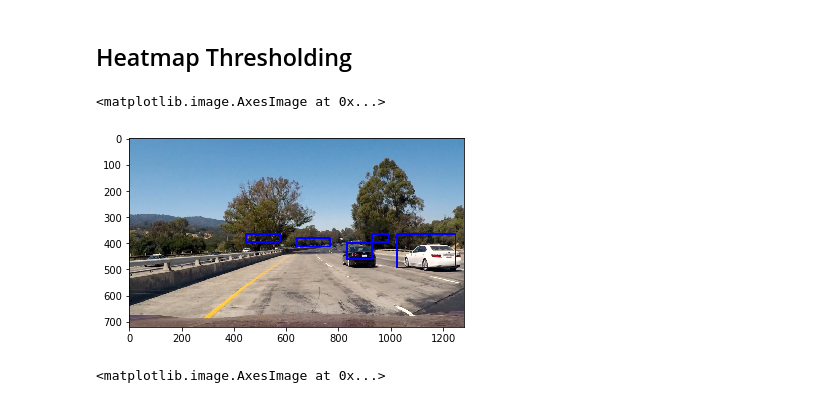
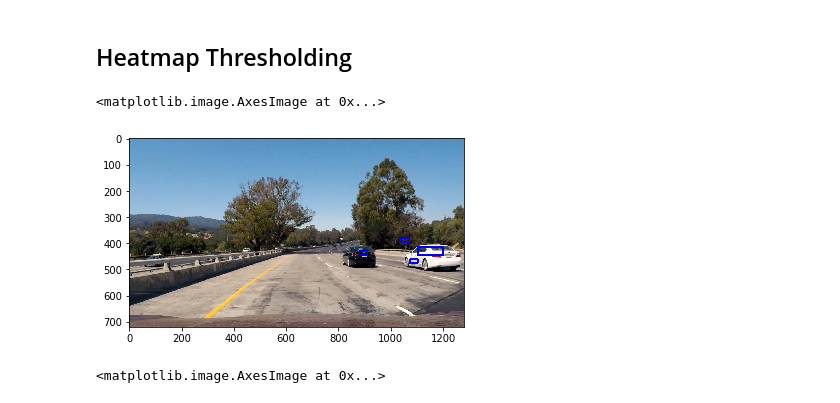
Before and after one commit to Fenix0817/CarND-Vehicle-Detection, a Jupyter notebook: notebook.ipynb, the cells around one changed output. Cells and saved outputs as stored; diff of their text form; code cells hidden in the pictures.

```diff
--- a/notebook.ipynb
+++ b/notebook.ipynb
@@ -311,4 +345,4 @@ test_imgs[0].shape
 (720, 1280, 3)
 # %%
 # Strive to maintain the aspect ratio
-s_windows = sliding_windows(test_imgs[0], x_start_stop=[384, None], y_start_stop=[350, None], xy_window=(64, 32))
+s_windows = sliding_windows(test_imgs[0], x_start_stop=[720, None], y_start_stop=[350, None], xy_window=(64, 32))
@@ -494,16 +525,35 @@ def threshold_heatmap(heatmap, threshold=2):
     Updates the heatmap by only retaining hot sections whose values are strictly above the threshold.
     All other values are "cooled" down
     """
+    heatmap_copy = np.copy(heatmap)
     # Zero out pixels below the threshold
-    heatmap[heatmap <= threshold] = 0
+    heatmap_copy[heatmap_copy < threshold] = 0
     # Return thresholded map
-    return heatmap
+    return heatmap_copy
 # %%
 def label_heatmap(heatmap):
     """
     Returns a slice with labels over the original heatmap, as well as the total count of labels found
     """
     return label(heatmap)
+# %%
+def find_smoothed_boxes(img, labels, duplicate=True):
+    """
+    Returns a set of bounding boxes where each bounding box is the aggregations of neibhouring boxes for the same label
+    """
+    aggregate_bboxes = []
+    # Iterate through all detected cars
+    for car_number in range(1, labels[1]+1):
+        # Find pixels with each car_number label value
+        nonzero = (labels[0] == car_number).nonzero()
+        # Identify x and y values of those pixels
+        nonzeroy = np.array(nonzero[0])
+        nonzerox = np.array(nonzero[1])
+        # Define a bounding box based on min/max x and y
+        aggregate_bboxes.append(((np.min(nonzerox), np.min(nonzeroy)), (np.max(nonzerox), np.max(nonzeroy))))
+    # Return the image
+
+    return aggregate_bboxes
 # %%
 def draw_smoothed_boxes(img, labels, duplicate=True):
     """
@@ -531,15 +581,15 @@ def smoothen_bounding_boxes(img, bboxes, thres=2):
     heat = create_heatmap(img, bboxes)
     heat_thresholded = threshold_heatmap(heat, threshold=thres)
     heat_labels = label_heatmap(heat_thresholded)
-    img_smoothed_bboxes = draw_smoothed_boxes(img, heat_labels)
+    smoothed_bboxes = find_smoothed_boxes(img, heat_labels)
 
-    return heat, heat_thresholded, heat_labels, img_smoothed_bboxes
+    return heat, heat_thresholded, heat_labels, smoothed_bboxes
 # %%
-heatmap, heatmap_thres, heatmap_lbs, smoothed_cars_bboxes = smoothen_bounding_boxes(test_imgs[0], h_wins, thres=1)
-plt.imshow(smoothed_cars_bboxes)
+heatmap, heatmap_thres, heatmap_lbs, smoothed_bboxes = smoothen_bounding_boxes(test_imgs[0], h_wins, thres=3)
+plt.imshow(draw_boxes(test_imgs[0], smoothed_bboxes))
 # %% [output]
 <matplotlib.image.AxesImage at 0x...>
-[figure, old version]
+[figure, new version]
 # %%
 plt.imshow(heatmap, cmap="hot")
 # %% [output]
```
Also changed, not shown: parts of 30 cells of this notebook.
